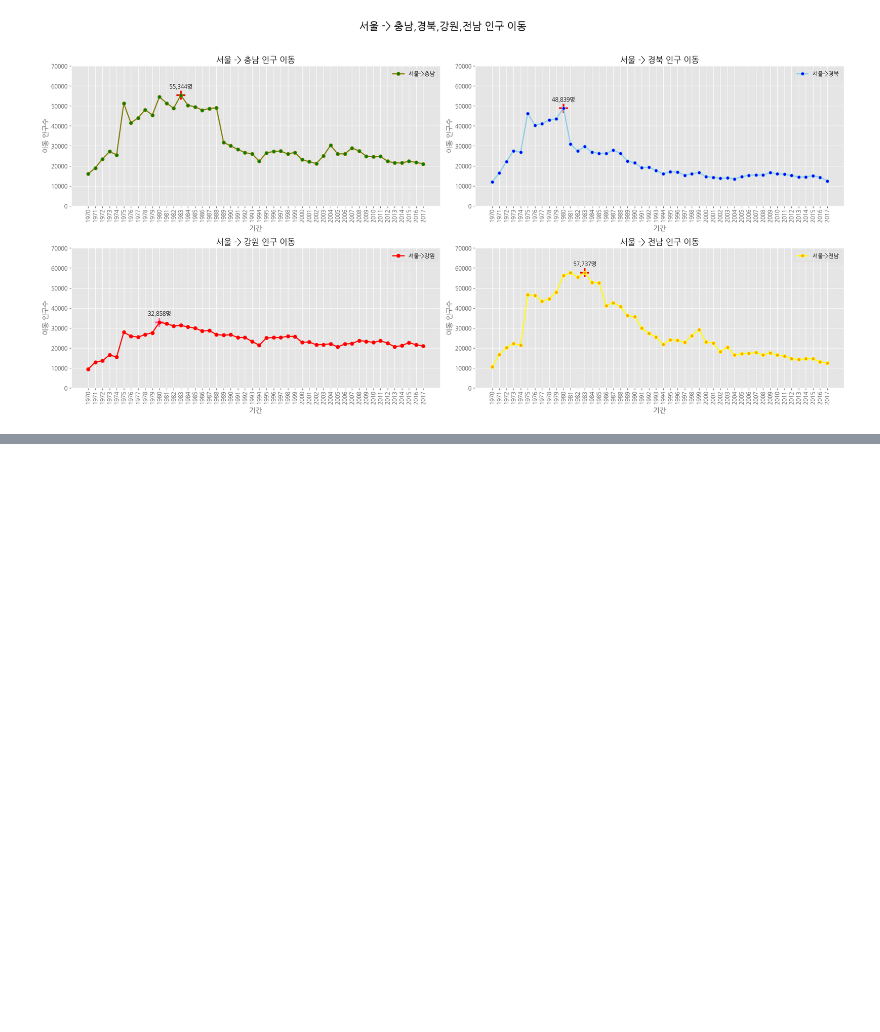
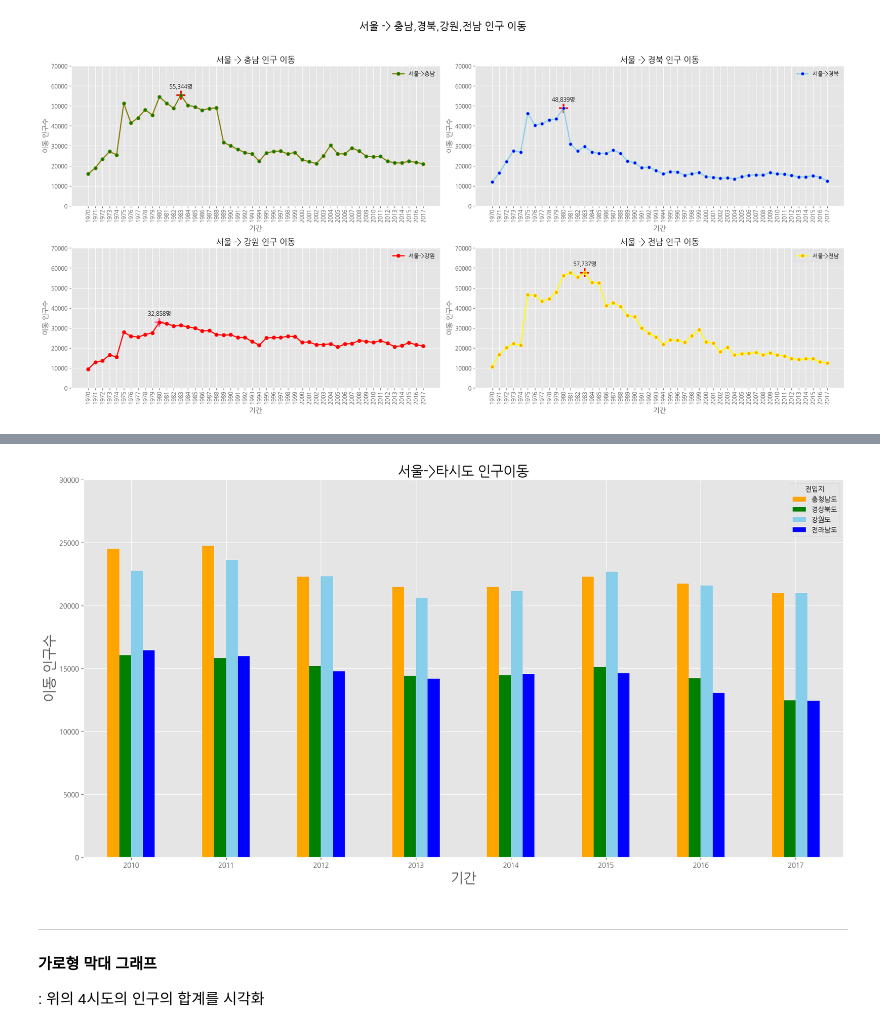
Before and after one commit to jgw00518-max/bootcamp_practice, a Jupyter notebook: Python/Explorer/DataAnalysis/Note/07.시각화도구.ipynb, the cells around one changed output, grey strips where cells are left out. Cells and saved outputs as stored; diff of their text form; code cells hidden in the pictures; blank space fills up the shorter version.

```diff
--- a/Python/Explorer/DataAnalysis/Note/07.시각화도구.ipynb
+++ b/Python/Explorer/DataAnalysis/Note/07.시각화도구.ipynb
@@ -903,0 +954,3 @@ Name: 전라남도, dtype: int64
+# %%
+df_4 = df_seoul.loc[['충청남도', '경상북도', '강원도', '전라남도'],'2010':'2017']
+df_4
@@ -903,0 +978,24 @@ Name: 전라남도, dtype: int64
+# %%
+# Style
+plt.style.use('ggplot')
+
+# 막대 그래프
+df_4.T.plot(
+    kind='bar',
+    figsize=(20, 10),
+    color=['orange', 'green', 'skyblue', 'blue']
+)
+
+plt.title('서울->타시도 인구이동', size=20)
+plt.xlabel('기간', size=20)
+plt.ylabel('이동 인구수', size=20)
+plt.ylim(0, 30000)
+plt.xticks(rotation=0)
+
+plt.show()
+# %% [output]
+[figure, added]
+# %% [markdown]
+---
+#### 가로형 막대 그래프
+: 위의 4시도의 인구의 합계를 시각화
```
Also changed, not shown: parts of 33 cells of this notebook, 11 other files.
